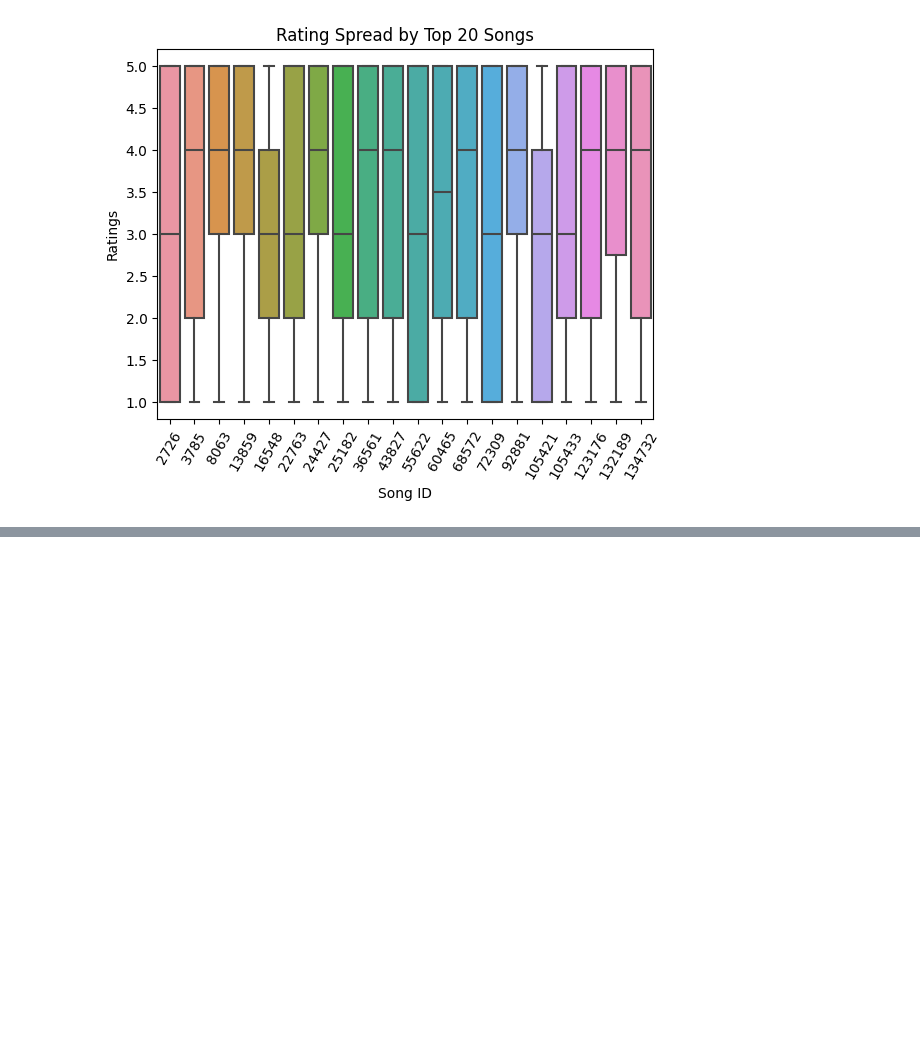
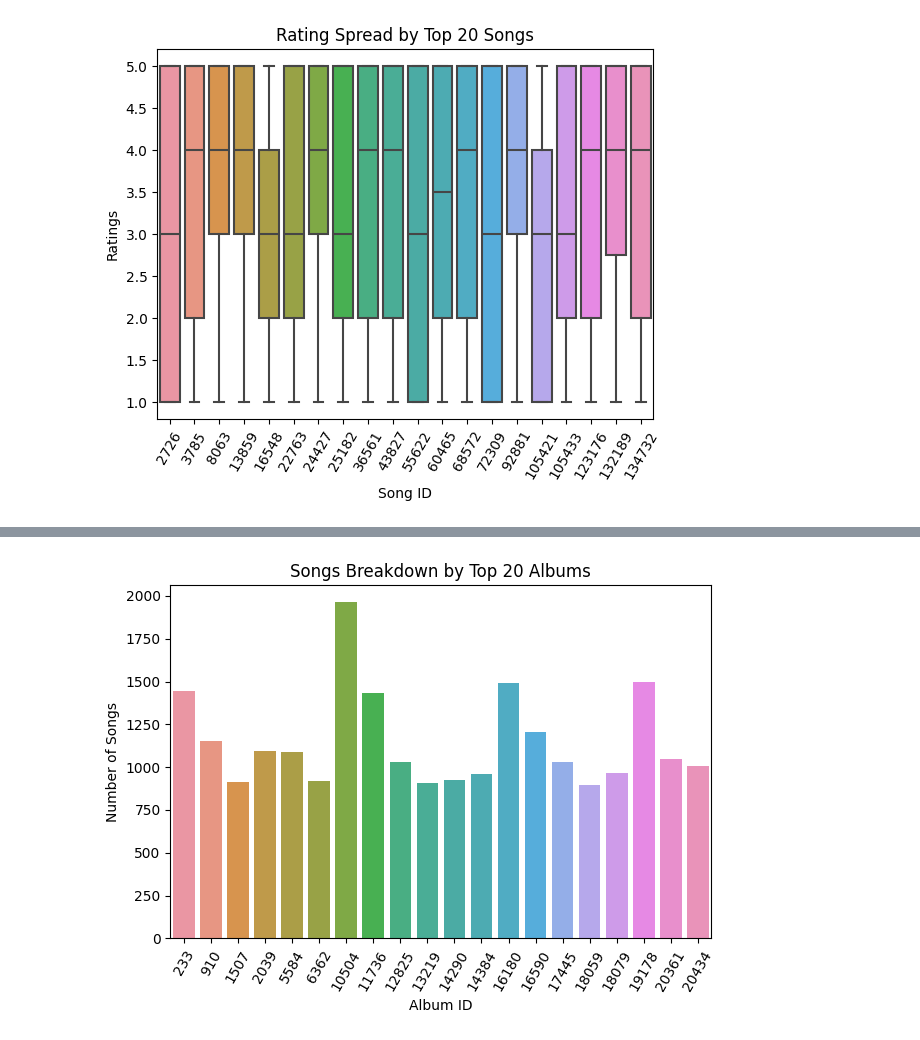
Before and after one commit to BlakeCrowther/scalable-music-recommender, a Jupyter notebook: EDA/Thanya_Jennifer_EDA.ipynb, the cells around one changed output, grey strips where cells are left out. Drawn from its saved outputs; the diff is of its cells as text; code cells hidden in the pictures; blank space fills up the shorter version.

```diff
--- a/EDA/Thanya_Jennifer_EDA.ipynb
+++ b/EDA/Thanya_Jennifer_EDA.ipynb
@@ -467,0 +514,19 @@ plt.show()
+# %%
+# song in album breakdown top 20 (determined by most rated songs in album)
+album_song_count = df.groupBy('album_id').agg(f.count('song_id').alias('album_song_count'))
+
+album_song_count = album_song_count.orderBy('album_song_count', ascending=False).limit(20)
+#print(album_song_count.count())
+#genre_song_count.show()
+
+album_song_count_pdf = album_song_count.toPandas()
+
+sns.barplot(data=album_song_count_pdf, x='album_id', y='album_song_count')
+plt.title('Songs Breakdown by Top 20 Albums')
+plt.xlabel('Album ID')
+plt.ylabel('Number of Songs')
+plt.xticks(rotation=60)
+plt.tight_layout()
+plt.show()
+# %% [output]
+[figure, added]
```
Also changed, not shown: parts of 4 cells of this notebook.
